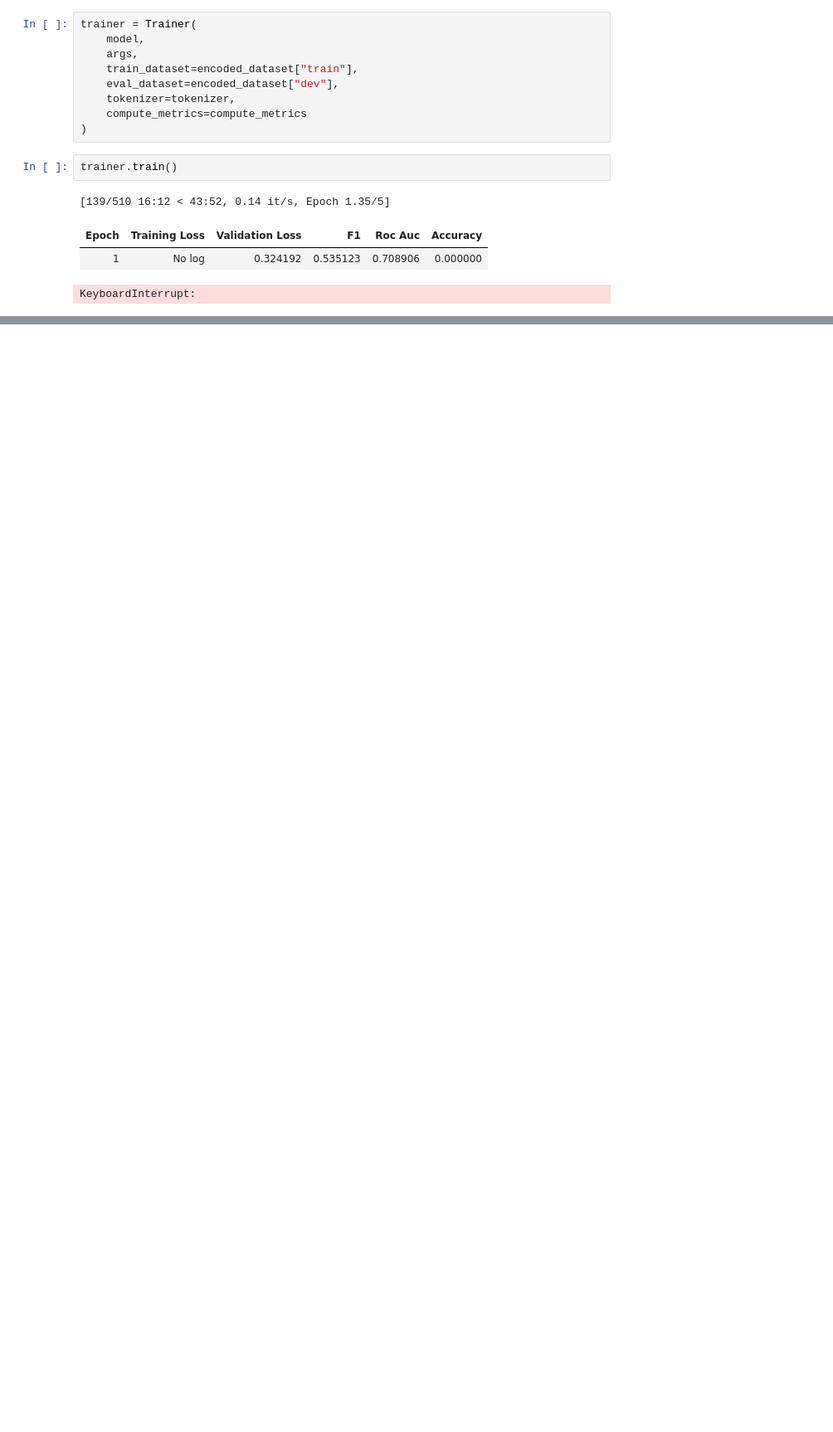
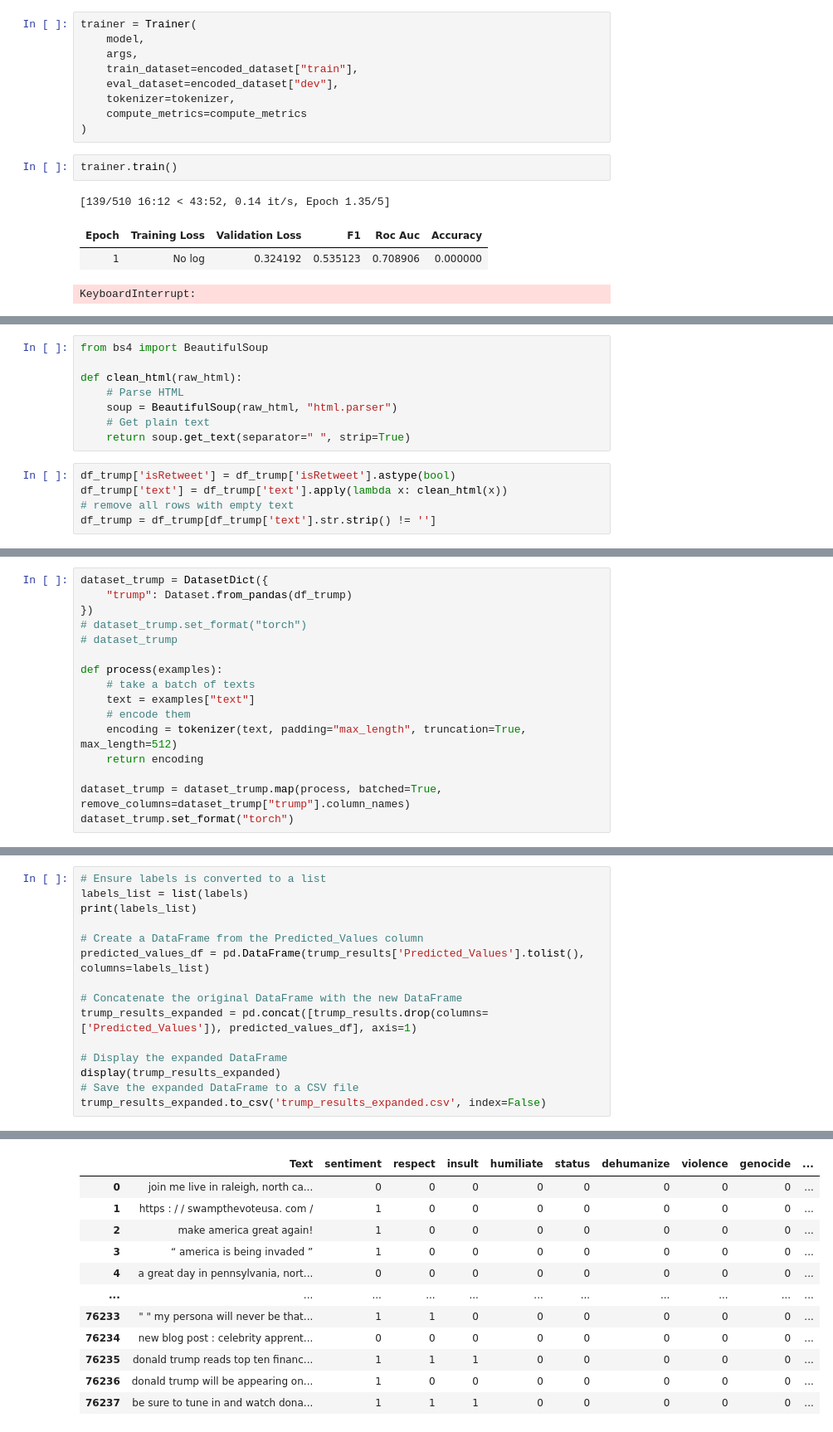
Before and after one commit to vikramv17/cs457-final-project, a Jupyter notebook: multi-class.ipynb, the cells around one changed output, grey strips where cells are left out. Shown: that part at 83% size. Cells and saved outputs as stored; diff of their text form; blank space fills up the shorter version.

Commit message:
tested on trump data

```diff
--- a/multi-class.ipynb
+++ b/multi-class.ipynb
@@ -344,0 +407,13 @@ display(results_df)
+# %%
+from bs4 import BeautifulSoup
+
+def clean_html(raw_html):
+    # Parse HTML
+    soup = BeautifulSoup(raw_html, "html.parser")
+    # Get plain text
+    return soup.get_text(separator=" ", strip=True)
+# %%
+df_trump['isRetweet'] = df_trump['isRetweet'].astype(bool)
+df_trump['text'] = df_trump['text'].apply(lambda x: clean_html(x))
+# remove all rows with empty text
+df_trump = df_trump[df_trump['text'].str.strip() != '']
@@ -344,0 +446,16 @@ display(results_df)
+# %%
+dataset_trump = DatasetDict({
+    "trump": Dataset.from_pandas(df_trump)
+})
+# dataset_trump.set_format("torch")
+# dataset_trump
+
+def process(examples):
+    # take a batch of texts
+    text = examples["text"]
+    # encode them
+    encoding = tokenizer(text, padding="max_length", truncation=True, max_length=512)
+    return encoding
+
+dataset_trump = dataset_trump.map(process, batched=True, remove_columns=dataset_trump["trump"].column_names)
+dataset_trump.set_format("torch")
@@ -344,0 +531,16 @@ display(results_df)
+# %%
+# Ensure labels is converted to a list
+labels_list = list(labels)
+print(labels_list)
+
+# Create a DataFrame from the Predicted_Values column
+predicted_values_df = pd.DataFrame(trump_results['Predicted_Values'].tolist(), columns=labels_list)
+
+# Concatenate the original DataFrame with the new DataFrame
+trump_results_expanded = pd.concat([trump_results.drop(columns=['Predicted_Values']), predicted_values_df], axis=1)
+
+# Display the expanded DataFrame
+display(trump_results_expanded)
+# Save the expanded DataFrame to a CSV file
+trump_results_expanded.to_csv('trump_results_expanded.csv', index=False)
+# %% [output]
@@ -344,0 +548,12 @@ display(results_df)
+|  | Text | sentiment | respect | insult | humiliate | status | dehumanize | violence | genocide | ... |
+| 0 | join me live in raleigh, north ca... | 0 | 0 | 0 | 0 | 0 | 0 | 0 | 0 | ... |
+| 1 | https : / / swampthevoteusa. com / | 1 | 0 | 0 | 0 | 0 | 0 | 0 | 0 | ... |
+| 2 | make america great again! | 1 | 0 | 0 | 0 | 0 | 0 | 0 | 0 | ... |
+| 3 | “ america is being invaded ” | 1 | 0 | 0 | 0 | 0 | 0 | 0 | 0 | ... |
+| 4 | a great day in pennsylvania, nort... | 0 | 0 | 0 | 0 | 0 | 0 | 0 | 0 | ... |
+| ... | ... | ... | ... | ... | ... | ... | ... | ... | ... | ... |
+| 76233 | " " my persona will never be that... | 1 | 1 | 0 | 0 | 0 | 0 | 0 | 0 | ... |
+| 76234 | new blog post : celebrity apprent... | 0 | 0 | 0 | 0 | 0 | 0 | 0 | 0 | ... |
+| 76235 | donald trump reads top ten financ... | 1 | 1 | 1 | 0 | 0 | 0 | 0 | 0 | ... |
+| 76236 | donald trump will be appearing on... | 1 | 0 | 0 | 0 | 0 | 0 | 0 | 0 | ... |
+| 76237 | be sure to tune in and watch dona... | 1 | 1 | 1 | 0 | 0 | 0 | 0 | 0 | ... |
```
Also changed, not shown: parts of 15 cells of this notebook, 7 other files.
